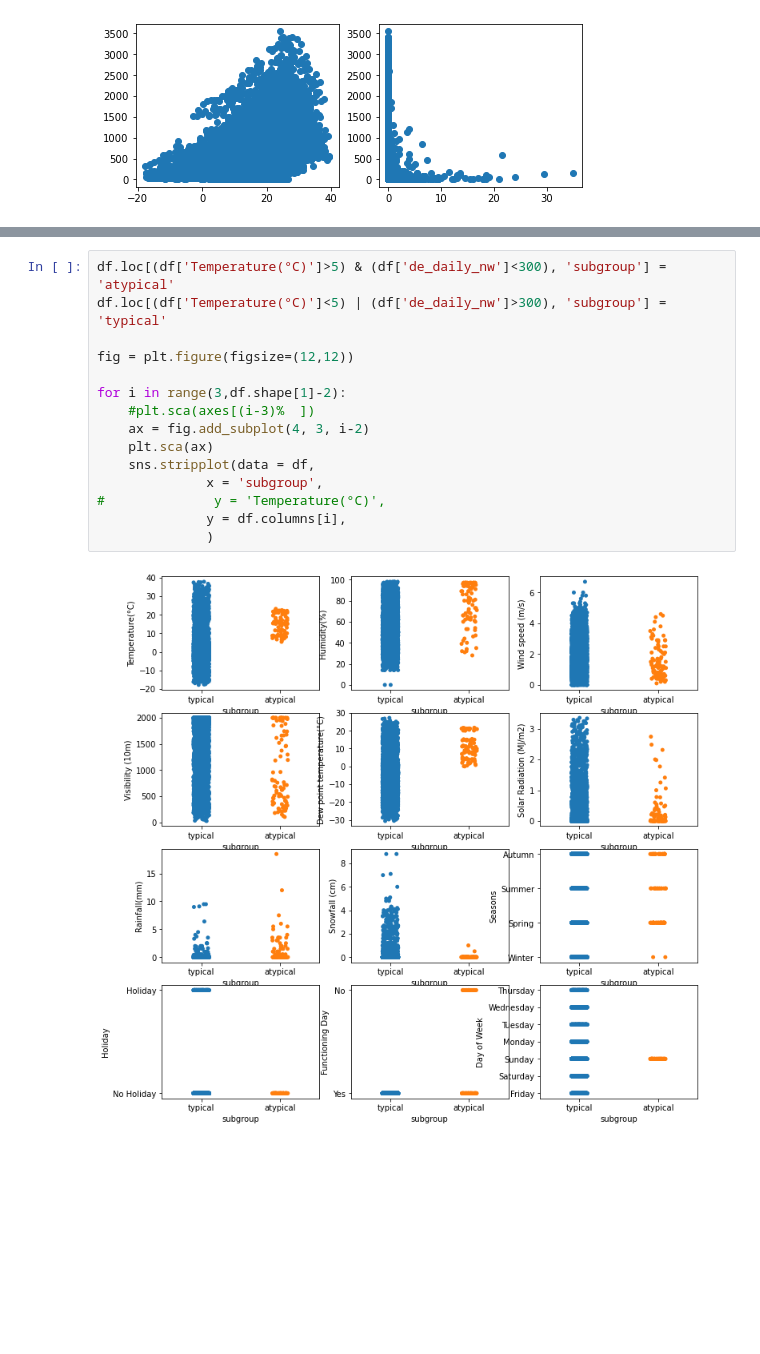
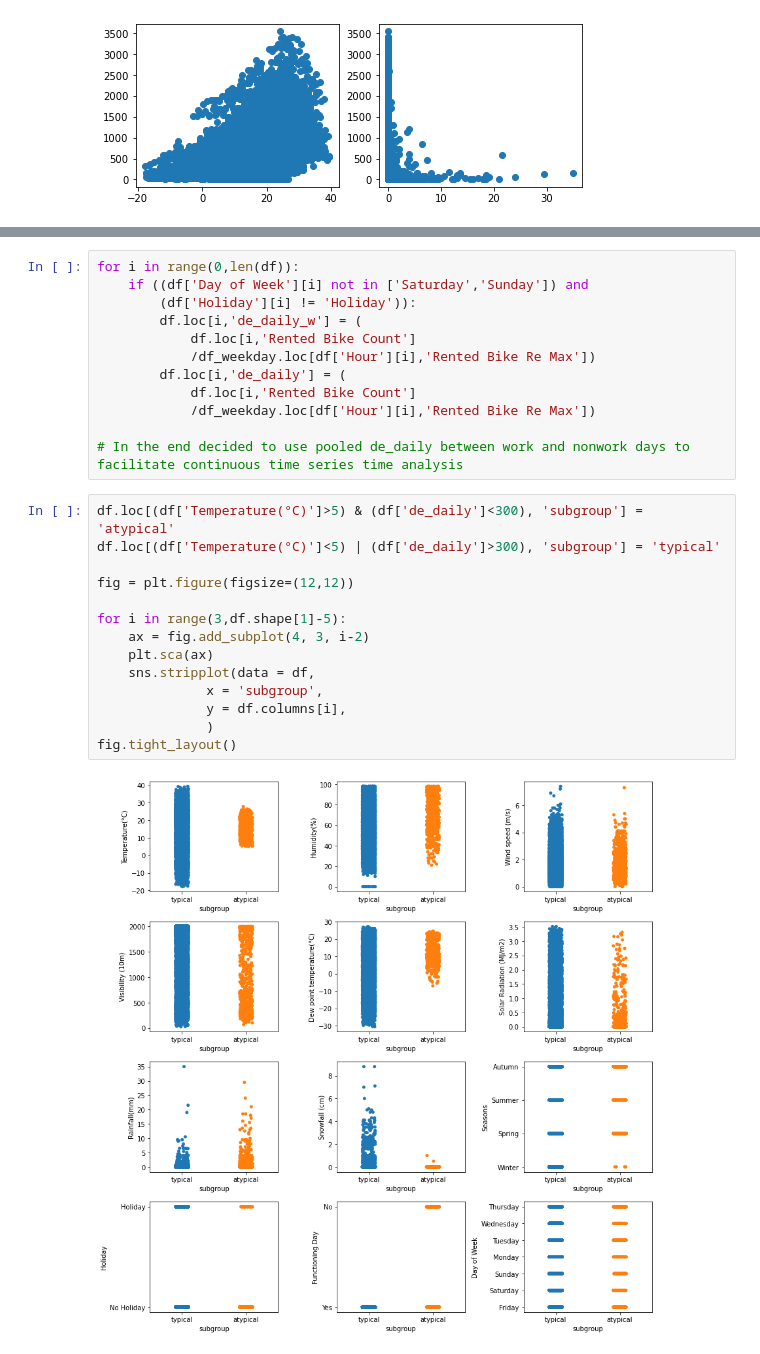
Before and after one commit to xpliu16/Bike_share, a Jupyter notebook: Bike_share.ipynb, the cells around one changed output, grey strips where cells are left out. Drawn from its saved outputs; the diff is of its cells as text; blank space fills up the shorter version.

```diff
--- a/Bike_share.ipynb
+++ b/Bike_share.ipynb
@@ -262,20 +259,31 @@ plt.scatter(df['Temperature(°C)'][df['Rainfall(mm)']<3], df['de_daily_nw'][df['
+# %%
+for i in range(0,len(df)):
+    if ((df['Day of Week'][i] not in ['Saturday','Sunday']) and
+        (df['Holiday'][i] != 'Holiday')):
+        df.loc[i,'de_daily_w'] = (
+            df.loc[i,'Rented Bike Count']
+            /df_weekday.loc[df['Hour'][i],'Rented Bike Re Max'])
+        df.loc[i,'de_daily'] = (
+            df.loc[i,'Rented Bike Count']
+            /df_weekday.loc[df['Hour'][i],'Rented Bike Re Max'])
+
+# In the end decided to use pooled de_daily between work and nonwork days to facilitate continuous time series time analysis
 # %%
-df.loc[(df['Temperature(°C)']>5) & (df['de_daily_nw']<300), 'subgroup'] = 'atypical'
-df.loc[(df['Temperature(°C)']<5) | (df['de_daily_nw']>300), 'subgroup'] = 'typical'
+df.loc[(df['Temperature(°C)']>5) & (df['de_daily']<300), 'subgroup'] = 'atypical'
+df.loc[(df['Temperature(°C)']<5) | (df['de_daily']>300), 'subgroup'] = 'typical'
 
 fig = plt.figure(figsize=(12,12))
 
-for i in range(3,df.shape[1]-2):
-    #plt.sca(axes[(i-3)%  ])
+for i in range(3,df.shape[1]-5):
     ax = fig.add_subplot(4, 3, i-2)
     plt.sca(ax)
     sns.stripplot(data = df,
               x = 'subgroup',
-#              y = 'Temperature(°C)',
               y = df.columns[i],
               )
+fig.tight_layout()
 # %% [output]
-[figure, old version]
+[figure, new version]
 # %%
 fig4 = plt.figure()
 inds = (
```
Also changed, not shown: parts of 32 cells of this notebook.
